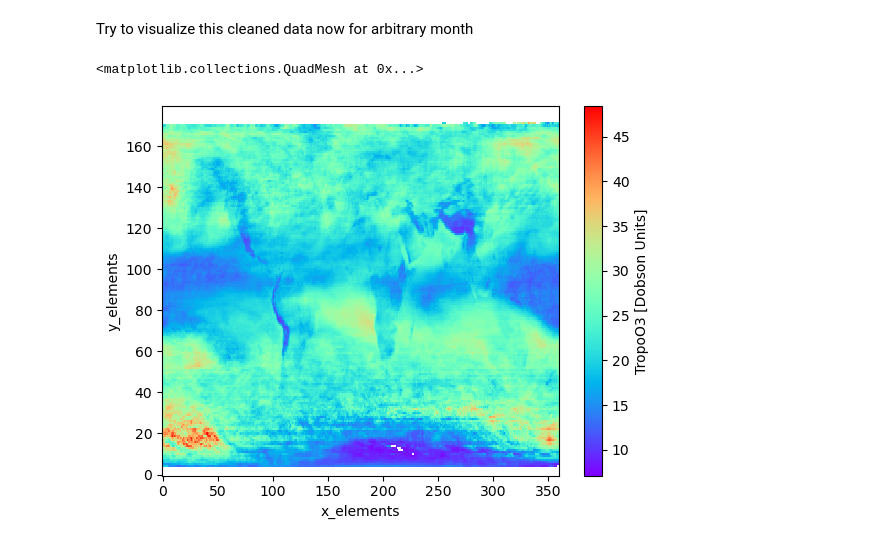
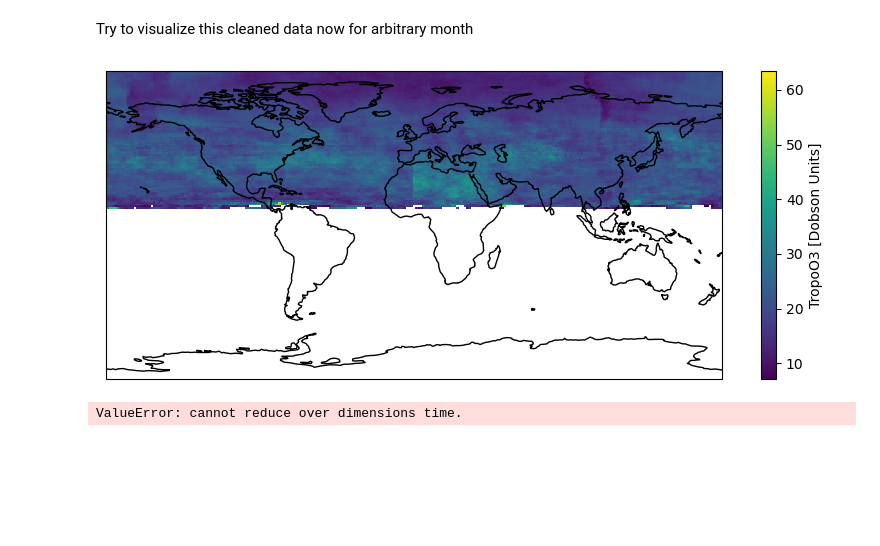
Before and after one commit to monikavc/SOARS_2025, a Jupyter notebook: 300hPa_TOzone_BasicAnalysis.ipynb, the cells around one changed output. Saved outputs shown, nothing was run; the diff lists cells and outputs as text; code cells hidden in the pictures; blank space fills up the shorter version.

Commit message:
Updated Jupyter Notebook for some work on climatology, work in progress

```diff
--- a/300hPa_TOzone_BasicAnalysis.ipynb
+++ b/300hPa_TOzone_BasicAnalysis.ipynb
@@ -28,8 +30,24 @@ Attributes:
 # %% [markdown]
 Try to visualize this cleaned data now for arbitrary month
 # %%
-ozone_first_month = dataset["TropoO3"].isel(months=24)
-ozone_first_month.plot(cmap='rainbow') ## viridis?
+ozone_month = dataset["TropoO3"].isel(months=150)
+
+fig = plt.figure(figsize=(10,4))
+#ax = fig.add_subplot(projection=ccrs.PlateCarree())
+ax = plt.subplot(projection=ccrs.PlateCarree())
+ax.coastlines()
+ax.set_global()
+ozone_month.plot(ax=ax, cmap='viridis', transform=ccrs.PlateCarree())
+
+plt.show()
 # %% [output]
-<matplotlib.collections.QuadMesh at 0x...>
-[figure, old version]
+[figure, new version]
+# %%
+times = pd.date_range(start='2004-10-01', periods=243, freq='MS')
+
+ozone_climatology = dataset.groupby('TropoO3').mean(dim='time')
+
+january_climatology = ozone_climatology.sel(month=7)
+january_climatology.plot()
+# %% [output]
+ValueError: cannot reduce over dimensions time.
```
Also changed, not shown: parts of 1 cell of this notebook.
